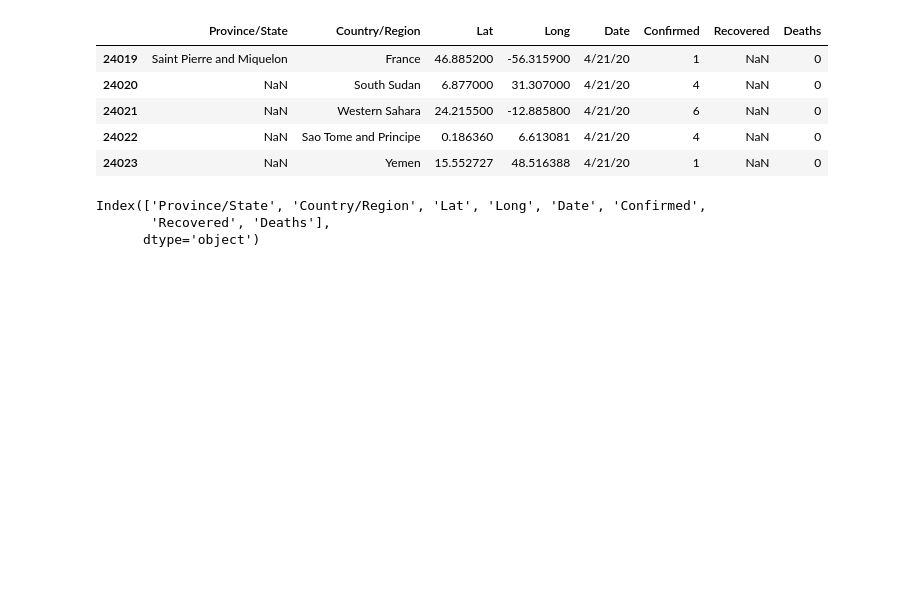
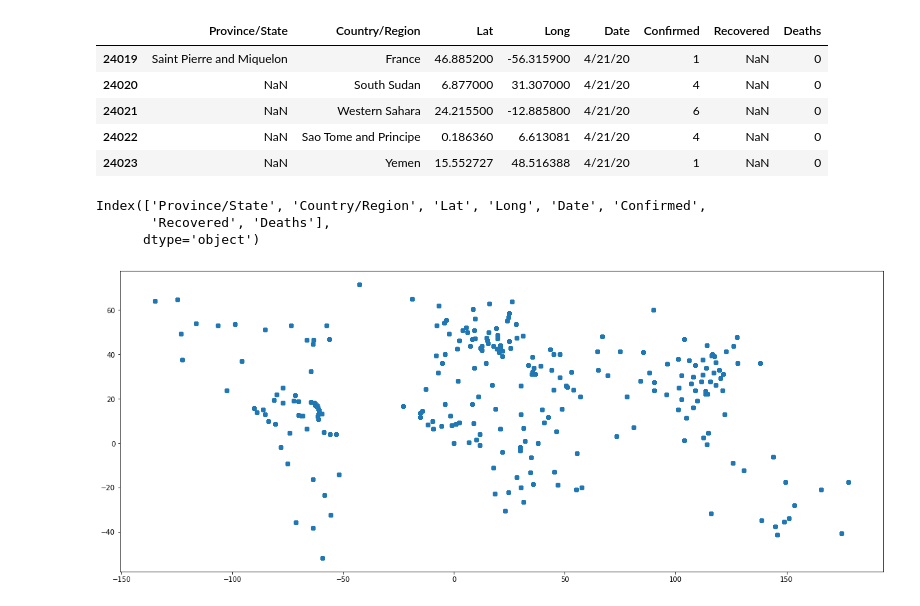
Before and after one commit to dariushazimi/notebooks, a Jupyter notebook: PandasPractices/ReshapingDataWithPandasUsingCovidData.ipynb, the cells around one changed output. Saved outputs shown, nothing was run; the diff lists cells and outputs as text; code cells hidden in the pictures; blank space fills up the shorter version.

Commit message:
Overlay data on World map

```diff
--- a/PandasPractices/ReshapingDataWithPandasUsingCovidData.ipynb
+++ b/PandasPractices/ReshapingDataWithPandasUsingCovidData.ipynb
@@ -159,3 +159,11 @@ final_df.columns
 Index(['Province/State', 'Country/Region', 'Lat', 'Long', 'Date', 'Confirmed',
        'Recovered', 'Deaths'],
       dtype='object')
+# %%
+gdf01 = gpd.GeoDataFrame(final_df, geometry =
+                         gpd.points_from_xy(final_df['Long'],
+                                            final_df['Lat']))
+# %%
+gdf01.plot(figsize=(20,10));
+# %% [output]
+[figure, added]
```
Also changed, not shown: parts of 4 cells of this notebook.
